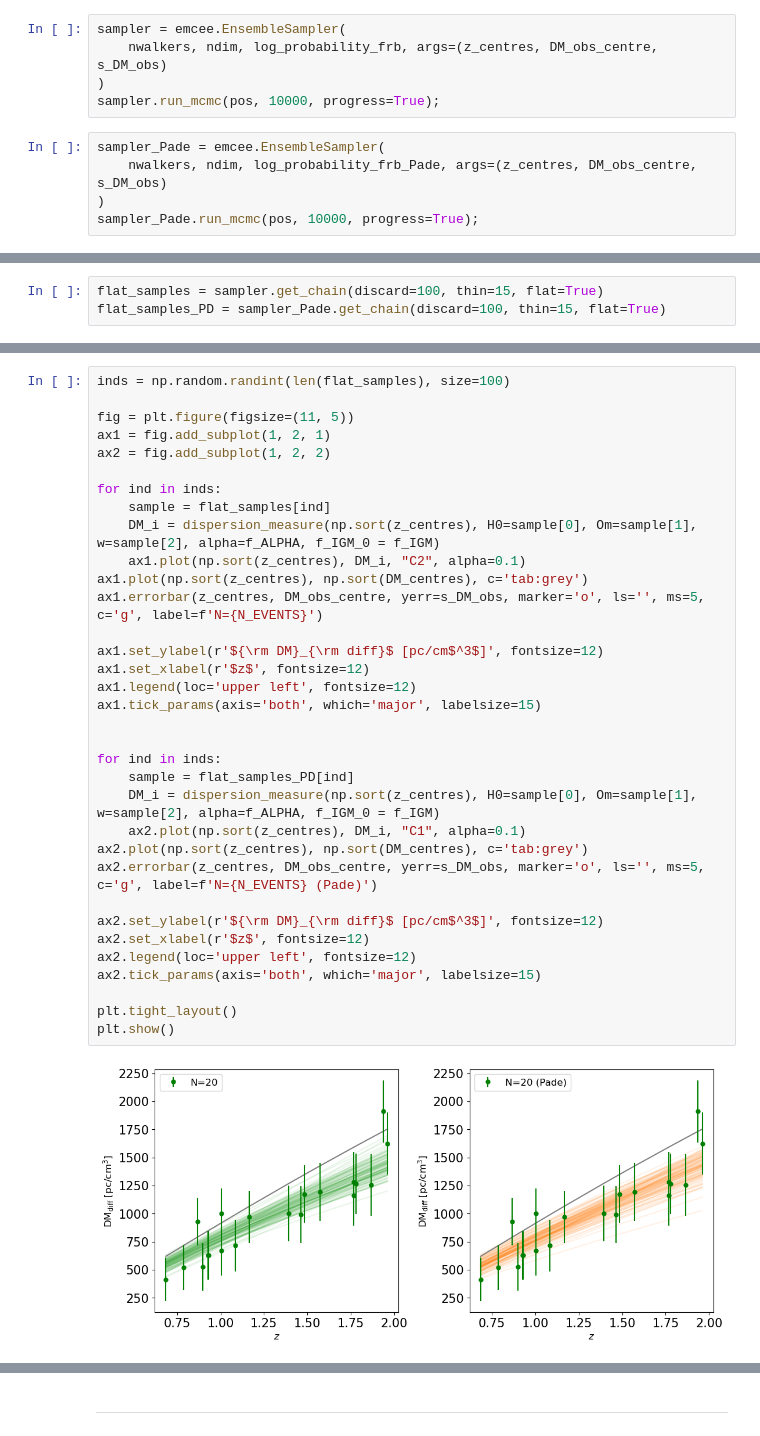
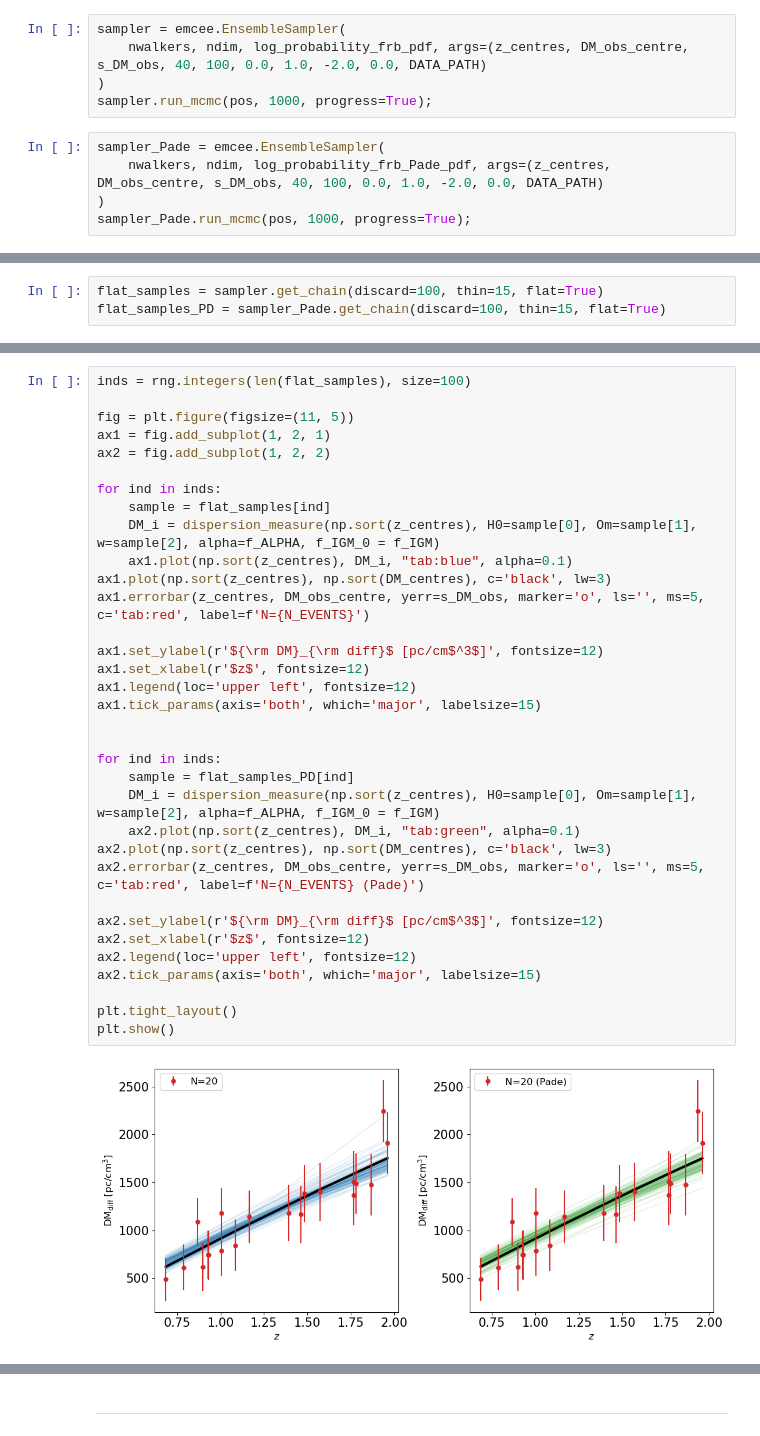
Before and after one commit to MariosNT/DM_cosmic_Pade, a Jupyter notebook: Notebooks/MCMC_code_tests.ipynb, the cells around one changed output, grey strips where cells are left out. Saved outputs shown, nothing was run; the diff lists cells and outputs as text.

```diff
--- a/Notebooks/MCMC_code_tests.ipynb
+++ b/Notebooks/MCMC_code_tests.ipynb
@@ -95,14 +144,14 @@ pos = initial_params + 1e-4 * np.random.randn(32, 3)
 nwalkers, ndim = pos.shape
 # %%
 sampler = emcee.EnsembleSampler(
-    nwalkers, ndim, log_probability_frb, args=(z_centres, DM_obs_centre, s_DM_obs)
+    nwalkers, ndim, log_probability_frb_pdf, args=(z_centres, DM_obs_centre, s_DM_obs, 40, 100, 0.0, 1.0, -2.0, 0.0, DATA_PATH)
 )
-sampler.run_mcmc(pos, 10000, progress=True);
+sampler.run_mcmc(pos, 1000, progress=True);
 # %%
 sampler_Pade = emcee.EnsembleSampler(
-    nwalkers, ndim, log_probability_frb_Pade, args=(z_centres, DM_obs_centre, s_DM_obs)
+    nwalkers, ndim, log_probability_frb_Pade_pdf, args=(z_centres, DM_obs_centre, s_DM_obs, 40, 100, 0.0, 1.0, -2.0, 0.0, DATA_PATH)
 )
-sampler_Pade.run_mcmc(pos, 10000, progress=True);
+sampler_Pade.run_mcmc(pos, 1000, progress=True);
 # %%
 fig, axes = plt.subplots(3, figsize=(10, 7), sharex=True)
 samples = sampler.get_chain()
@@ -132,36 +181,36 @@ corner.corner(
 # %%
-inds = np.random.randint(len(flat_samples), size=100)
+inds = rng.integers(len(flat_samples), size=100)
 
 fig = plt.figure(figsize=(11, 5))
 ax1 = fig.add_subplot(1, 2, 1)
 ax2 = fig.add_subplot(1, 2, 2)
 
 for ind in inds:
     sample = flat_samples[ind]
     DM_i = dispersion_measure(np.sort(z_centres), H0=sample[0], Om=sample[1], w=sample[2], alpha=f_ALPHA, f_IGM_0 = f_IGM)
-    ax1.plot(np.sort(z_centres), DM_i, "C2", alpha=0.1)
-ax1.plot(np.sort(z_centres), np.sort(DM_centres), c='tab:grey')
-ax1.errorbar(z_centres, DM_obs_centre, yerr=s_DM_obs, marker='o', ls='', ms=5, c='g', label=f'N={N_EVENTS}')
+    ax1.plot(np.sort(z_centres), DM_i, "tab:blue", alpha=0.1)
+ax1.plot(np.sort(z_centres), np.sort(DM_centres), c='black', lw=3)
+ax1.errorbar(z_centres, DM_obs_centre, yerr=s_DM_obs, marker='o', ls='', ms=5, c='tab:red', label=f'N={N_EVENTS}')
 
 ax1.set_ylabel(r'${\rm DM}_{\rm diff}$ [pc/cm$^3$]', fontsize=12)
 ax1.set_xlabel(r'$z$', fontsize=12)
 ax1.legend(loc='upper left', fontsize=12)
 ax1.tick_params(axis='both', which='major', labelsize=15)
 
 
 for ind in inds:
     sample = flat_samples_PD[ind]
     DM_i = dispersion_measure(np.sort(z_centres), H0=sample[0], Om=sample[1], w=sample[2], alpha=f_ALPHA, f_IGM_0 = f_IGM)
-    ax2.plot(np.sort(z_centres), DM_i, "C1", alpha=0.1)
-ax2.plot(np.sort(z_centres), np.sort(DM_centres), c='tab:grey')
-ax2.errorbar(z_centres, DM_obs_centre, yerr=s_DM_obs, marker='o', ls='', ms=5, c='g', label=f'N={N_EVENTS} (Pade)')
+    ax2.plot(np.sort(z_centres), DM_i, "tab:green", alpha=0.1)
+ax2.plot(np.sort(z_centres), np.sort(DM_centres), c='black', lw=3)
+ax2.errorbar(z_centres, DM_obs_centre, yerr=s_DM_obs, marker='o', ls='', ms=5, c='tab:red', label=f'N={N_EVENTS} (Pade)')
 
 ax2.set_ylabel(r'${\rm DM}_{\rm diff}$ [pc/cm$^3$]', fontsize=12)
 ax2.set_xlabel(r'$z$', fontsize=12)
 ax2.legend(loc='upper left', fontsize=12)
 ax2.tick_params(axis='both', which='major', labelsize=15)
 
 plt.tight_layout()
 plt.show()
 # %% [output]
-[figure, old version]
+[figure, new version]
```
Also changed, not shown: parts of 24 cells of this notebook, 3 other files.
